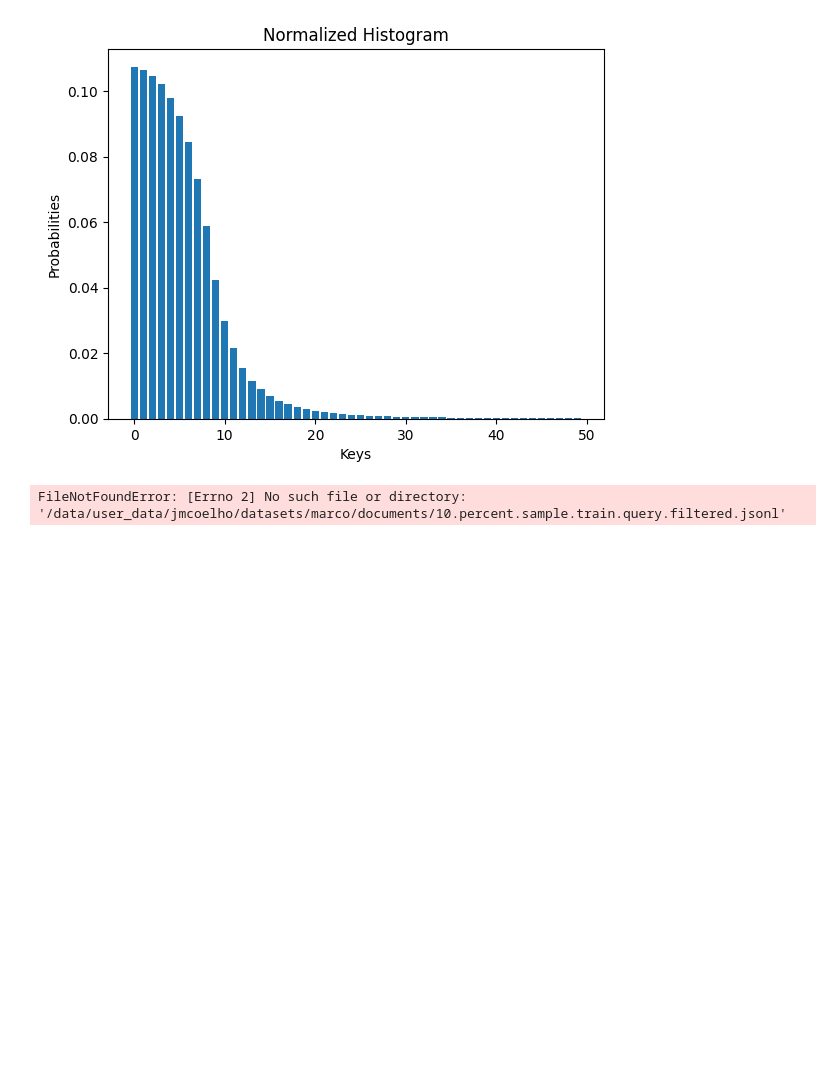
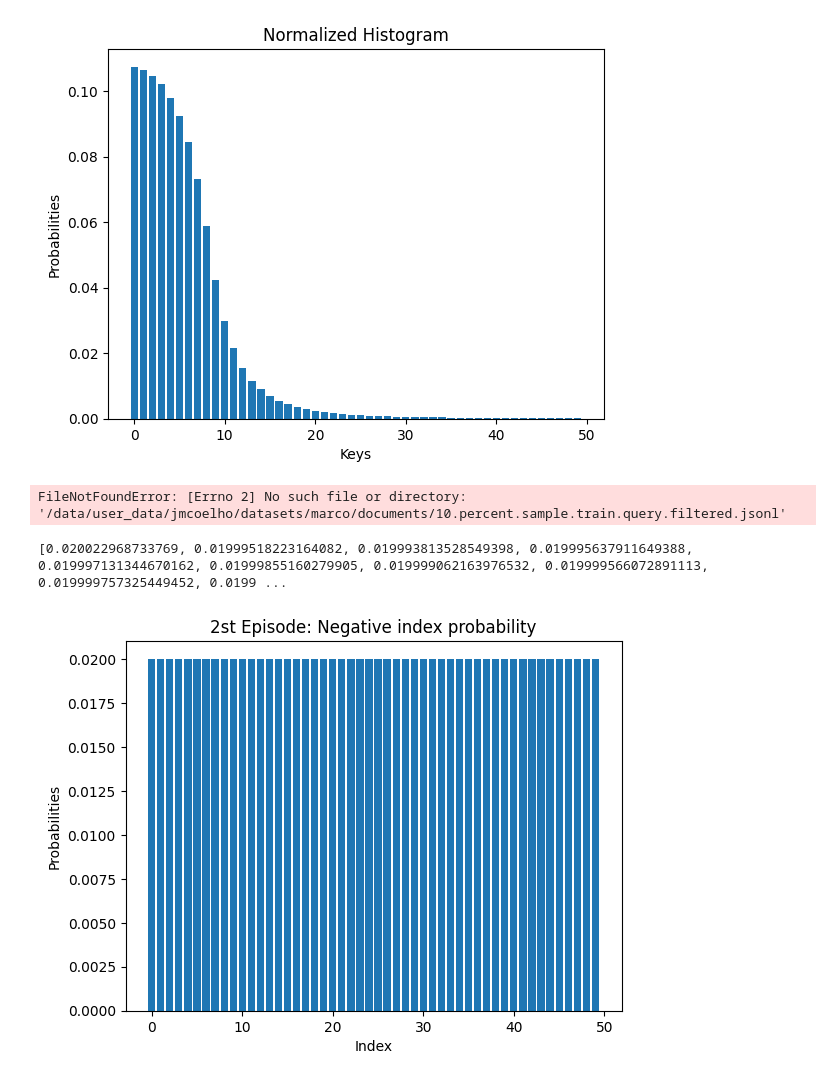
Before and after one commit to JMVCoelho/tevatron, a Jupyter notebook: plots.ipynb, the cells around one changed output. Saved outputs shown, nothing was run; the diff lists cells and outputs as text; code cells hidden in the pictures; blank space fills up the shorter version.

```diff
--- a/plots.ipynb
+++ b/plots.ipynb
@@ -52,0 +352,21 @@ FileNotFoundError: [Errno 2] No such file or directory: '/data/user_data/jmcoelh
+# %%
+def normalize_to_probability_distribution(values):
+    total = sum(values)
+    probability_distribution = [value / total for value in values]
+    return probability_distribution
+import matplotlib.pyplot as plt
+
+temperatures = [1, 10, 100, 1000, 10000, 20, 40, 80]
+TEMP = 10000
+
+data = normalize_to_probability_distribution(x[TEMP] + y[TEMP] + z[TEMP] + w[TEMP])
+print(data)
+# Plot histogram
+plt.bar(list(range(len(x[1]))), data)
+plt.xlabel('Index')
+plt.ylabel('Probabilities')
+plt.title('2st Episode: Negative index probability')
+plt.show()
+# %% [output]
+[0.020022968733769, 0.01999518223164082, 0.019993813528549398, 0.019995637911649388, 0.019997131344670162, 0.01999855160279905, 0.019999062163976532, 0.019999566072891113, 0.019999757325449452, 0.0199 ...
+[figure, added]
```
Also changed, not shown: parts of 5 cells of this notebook, 15 other files.
